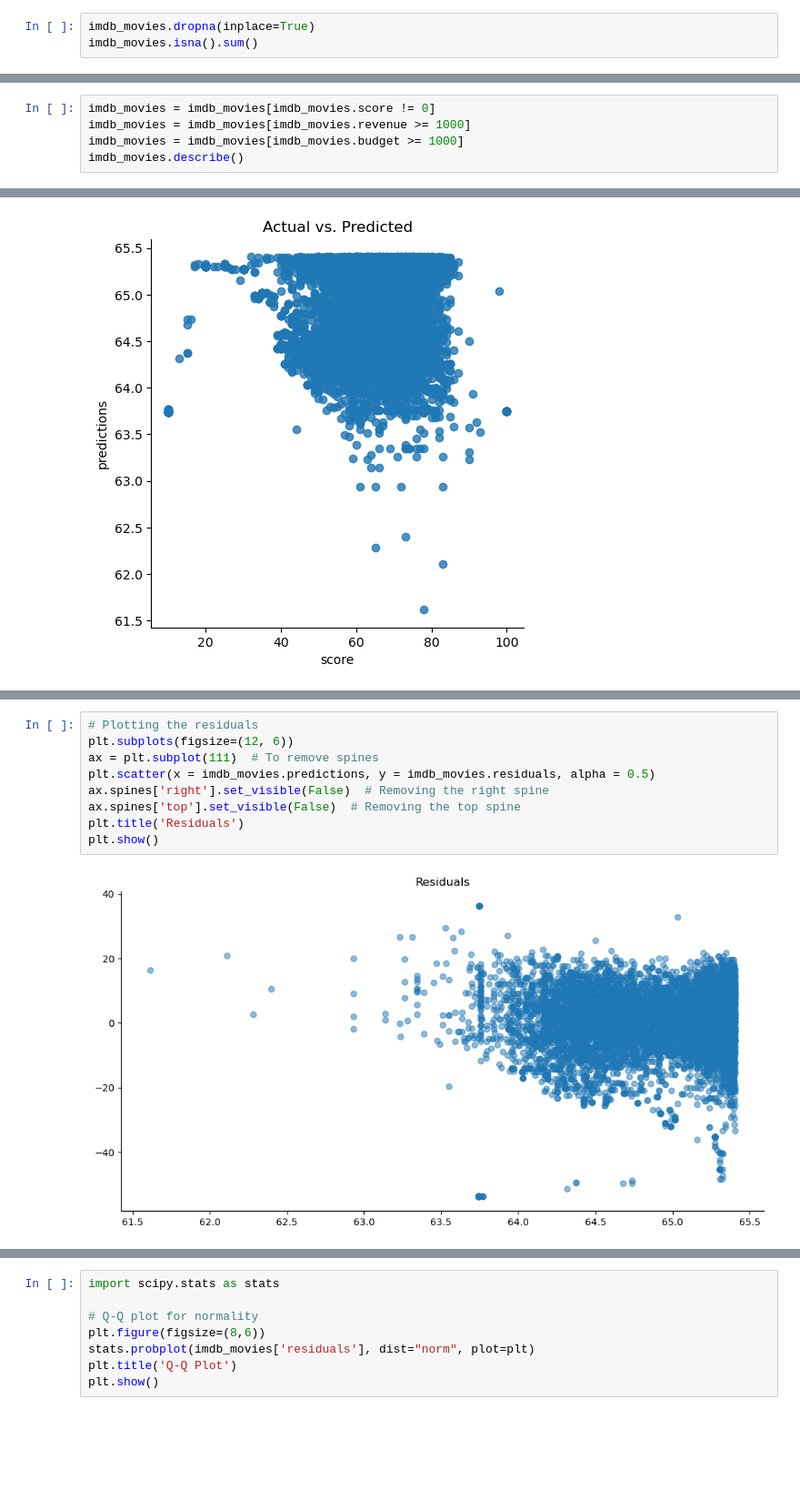
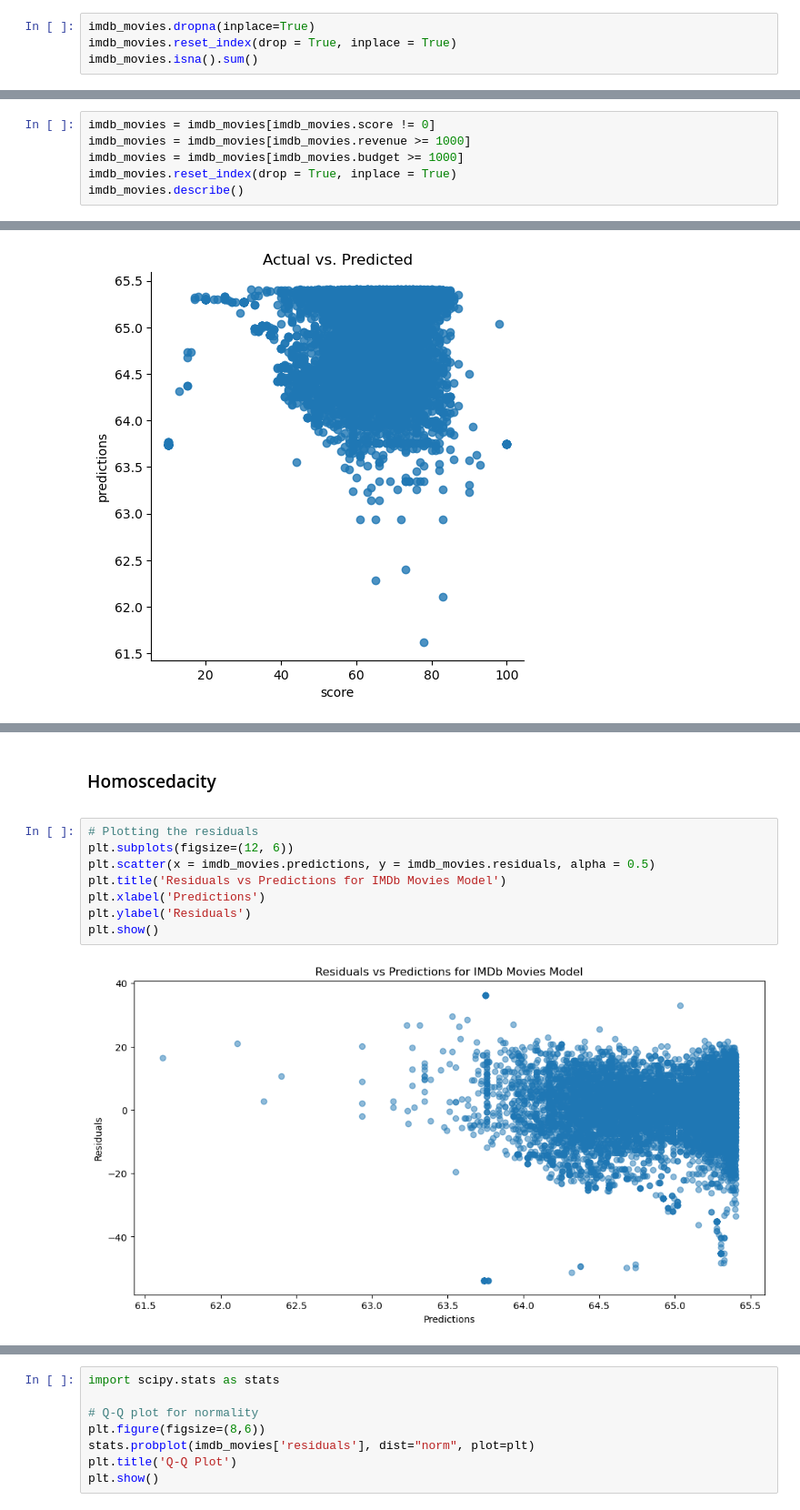
Before and after one commit to edoadro/university, a Jupyter notebook: RMBA/Group Project/imdb_joined.ipynb, the cells around one changed output, grey strips where cells are left out. Shown at 91% size. Cells and saved outputs as stored; diff of their text form; blank space fills up the shorter version.

```diff
--- a/RMBA/Group Project/imdb_joined.ipynb
+++ b/RMBA/Group Project/imdb_joined.ipynb
@@ -83,6 +133,7 @@ country        0
 dtype: int64
 # %%
 imdb_movies.dropna(inplace=True)
+imdb_movies.reset_index(drop = True, inplace = True)
 imdb_movies.isna().sum()
 # %% [output]
 names         0
@@ -163,6 +214,7 @@ dtype: int64
 imdb_movies = imdb_movies[imdb_movies.score != 0]
 imdb_movies = imdb_movies[imdb_movies.revenue >= 1000]
 imdb_movies = imdb_movies[imdb_movies.budget >= 1000]
+imdb_movies.reset_index(drop = True, inplace = True)
 imdb_movies.describe()
 # %% [output]
 |  | release_date | score | budget | revenue | profitable |
@@ -463,11 +722,13 @@ interpretation
+# %% [markdown]
+### Homoscedacity
+<a id="homoscedasticity"></a>
 # %%
 # Plotting the residuals
 plt.subplots(figsize=(12, 6))
-ax = plt.subplot(111)  # To remove spines
 plt.scatter(x = imdb_movies.predictions, y = imdb_movies.residuals, alpha = 0.5)
-ax.spines['right'].set_visible(False)  # Removing the right spine
-ax.spines['top'].set_visible(False)  # Removing the top spine
-plt.title('Residuals')
+plt.title('Residuals vs Predictions for IMDb Movies Model')
+plt.xlabel('Predictions')
+plt.ylabel('Residuals')
 plt.show()
 # %% [output]
-[figure, old version]
+[figure, new version]
```
Also changed, not shown: parts of 95 cells of this notebook, 1 other file.
